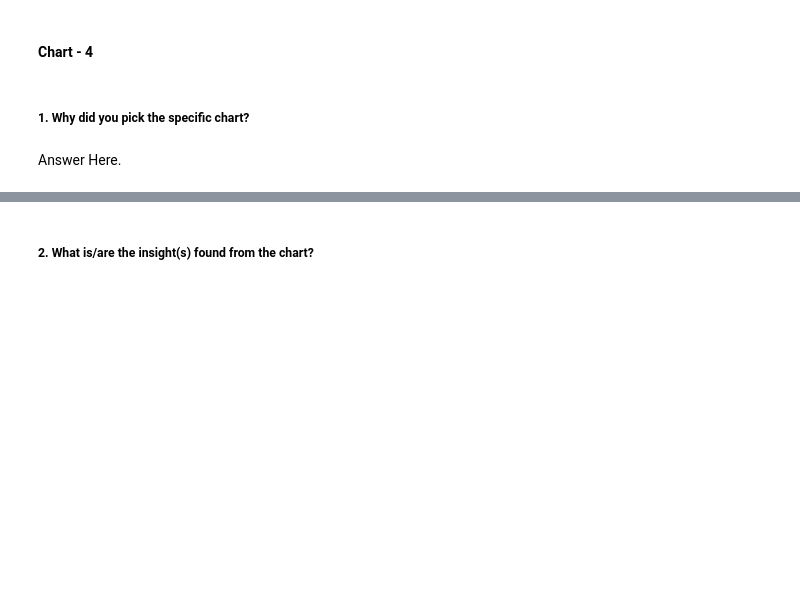
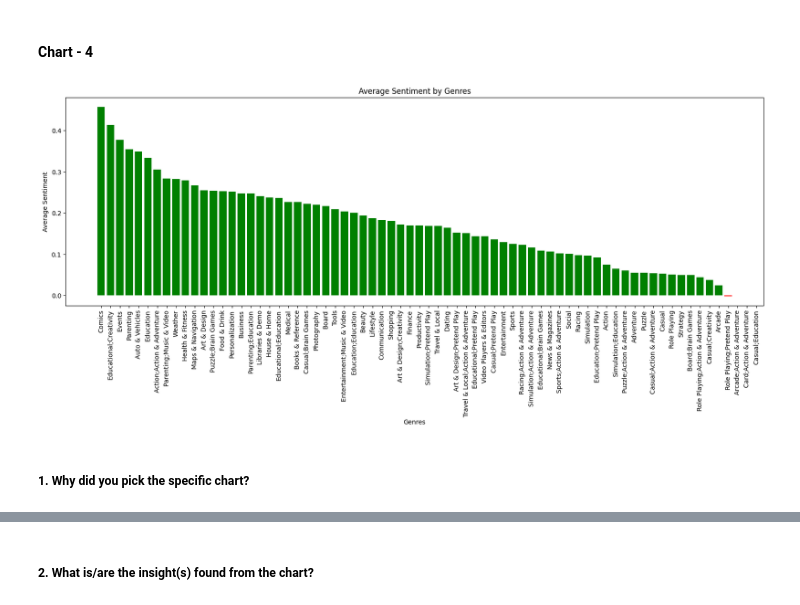
Before and after one commit to JatinKrRana/Alma_Better-Capstone_Project_1, a Jupyter notebook: Play_Store_App_Review_Analysis.ipynb, the cells around one changed output, grey strips where cells are left out. Saved outputs shown, nothing was run; the diff lists cells and outputs as text; code cells hidden in the pictures; blank space fills up the shorter version.

```diff
--- a/Play_Store_App_Review_Analysis.ipynb
+++ b/Play_Store_App_Review_Analysis.ipynb
@@ -479,0 +713,4 @@ Correlation coefficient between Size and Rating: 0.11260372618765212
+# %%
+average_sentiment = merged_df.groupby('Genres')['Sentiment_Polarity'].mean()
+sentiment_df = pd.DataFrame({'Genres': average_sentiment.index, 'Average Sentiment': average_sentiment})
+sentiment_df = sentiment_df.sort_values('Average Sentiment', ascending=False)
@@ -581,4 +862,14 @@ Answer Here
+# %%
+colors = ['green' if polarity >= 0 else 'red' for polarity in sorted_genres]
+
+plt.figure(figsize=(20, 6))
+plt.bar(sentiment_df['Genres'], sentiment_df['Average Sentiment'], color=colors)
+plt.xlabel('Genres')
+plt.ylabel('Average Sentiment')
+plt.title('Average Sentiment by Genres')
+plt.xticks(rotation=90)
+plt.show()
+# %% [output]
+[figure, added]
 # %% [markdown]
 ##### 1. Why did you pick the specific chart?
-# %% [markdown]
-Answer Here.
```
Also changed, not shown: parts of 49 cells of this notebook.
